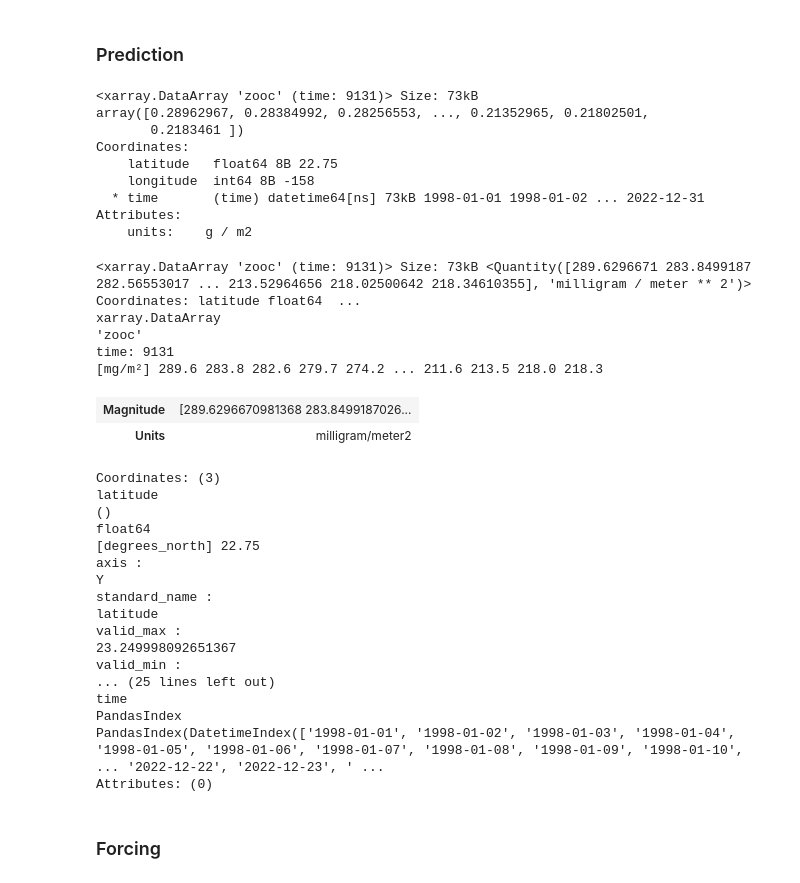
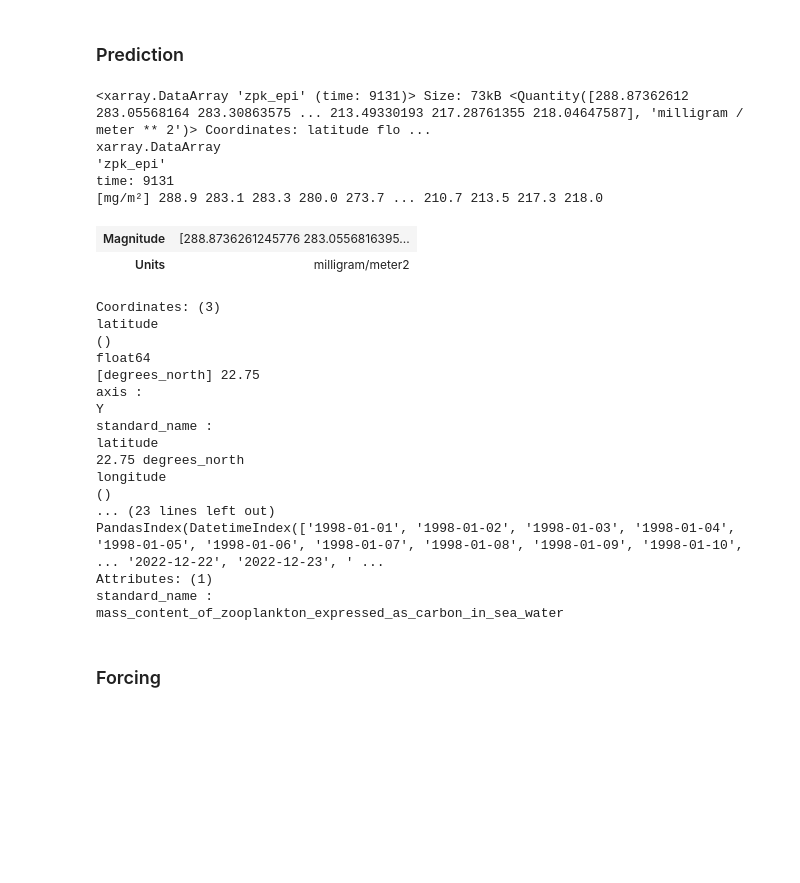
Before and after one commit to Ash12H/Seapopym-optimization, a Jupyter notebook: notebooks/4_Optimization/1_All_time_series/1_SeapoDym_Initial/HOT/VGPM/Seapodym_HOT_VGPM.ipynb, the cells around one changed output. Drawn from its saved outputs; the diff is of its cells as text; code cells hidden in the pictures; blank space fills up the shorter version.

```diff
--- a/notebooks/4_Optimization/1_All_time_series/1_SeapoDym_Initial/HOT/VGPM/Seapodym_HOT_VGPM.ipynb
+++ b/notebooks/4_Optimization/1_All_time_series/1_SeapoDym_Initial/HOT/VGPM/Seapodym_HOT_VGPM.ipynb
@@ -22,50 +22,36 @@ TIME_END = "2010-01-01"
 # %% [markdown]
 ### Prediction
 # %%
-biomass = xr.open_zarr(path_to_forcing)["zooc"]
-biomass = biomass.sel(latitude=LATITUDE, longitude=LONGITUDE, method="nearest")
-biomass.attrs["units"] = "g / m2"
+with xr.set_options(keep_attrs=True):
+    biomass = xr.open_zarr(path_to_forcing)["zooc"]
+    biomass = biomass.sel(latitude=LATITUDE, longitude=LONGITUDE, method="nearest")
+    biomass = biomass.pint.quantify().pint.to("mg/m^2")
+    biomass.name = "zpk_epi"
 biomass.load()
 # %% [output]
-<xarray.DataArray 'zooc' (time: 9131)> Size: 73kB
-array([0.28962967, 0.28384992, 0.28256553, ..., 0.21352965, 0.21802501,
-       0.2183461 ])
-Coordinates:
-    latitude   float64 8B 22.75
-    longitude  int64 8B -158
-  * time       (time) datetime64[ns] 73kB 1998-01-01 1998-01-02 ... 2022-12-31
-Attributes:
-    units:    g / m2
+<xarray.DataArray 'zpk_epi' (time: 9131)> Size: 73kB <Quantity([288.87362612 283.05568164 283.30863575 ... 213.49330193 217.28761355 218.04647587], 'milligram / meter ** 2')> Coordinates: latitude flo ...
+xarray.DataArray
+'zpk_epi'
+time: 9131
+[mg/m²] 288.9 283.1 283.3 280.0 273.7 ... 210.7 213.5 217.3 218.0
+| Magnitude | [288.8736261245776 283.0556816395... |
+| Units | milligram/meter2 |
+Coordinates: (3)
+latitude
+()
+float64
+[degrees_north] 22.75
+axis :
+Y
+standard_name :
+latitude
+22.75 degrees_north
+longitude
+()
+... (23 lines left out)
+PandasIndex(DatetimeIndex(['1998-01-01', '1998-01-02', '1998-01-03', '1998-01-04', '1998-01-05', '1998-01-06', '1998-01-07', '1998-01-08', '1998-01-09', '1998-01-10', ... '2022-12-22', '2022-12-23', ' ...
+Attributes: (1)
+standard_name :
+mass_content_of_zooplankton_expressed_as_carbon_in_sea_water
-# %%
-with xr.set_options(keep_attrs=True):
-    # biomass = biomass.pint.quantify() / (layer_depth.interp_like(biomass)[0, 0, :, 0] * pint.Unit("m"))
-    biomass = biomass.pint.quantify()
-    biomass = biomass.pint.to("mg/m^2")
-biomass
-# %% [output]
-<xarray.DataArray 'zooc' (time: 9131)> Size: 73kB <Quantity([289.6296671 283.8499187 282.56553017 ... 213.52964656 218.02500642 218.34610355], 'milligram / meter ** 2')> Coordinates: latitude float64  ...
-xarray.DataArray
-'zooc'
-time: 9131
-[mg/m²] 289.6 283.8 282.6 279.7 274.2 ... 211.6 213.5 218.0 218.3
-| Magnitude | [289.6296670981368 283.8499187026... |
-| Units | milligram/meter2 |
-Coordinates: (3)
-latitude
-()
-float64
-[degrees_north] 22.75
-axis :
-Y
-standard_name :
-latitude
-valid_max :
-23.249998092651367
-valid_min :
-... (25 lines left out)
-time
-PandasIndex
-PandasIndex(DatetimeIndex(['1998-01-01', '1998-01-02', '1998-01-03', '1998-01-04', '1998-01-05', '1998-01-06', '1998-01-07', '1998-01-08', '1998-01-09', '1998-01-10', ... '2022-12-22', '2022-12-23', ' ...
-Attributes: (0)
 # %% [markdown]
 ### Forcing
```
Also changed, not shown: parts of 10 cells of this notebook, 6 other files.
